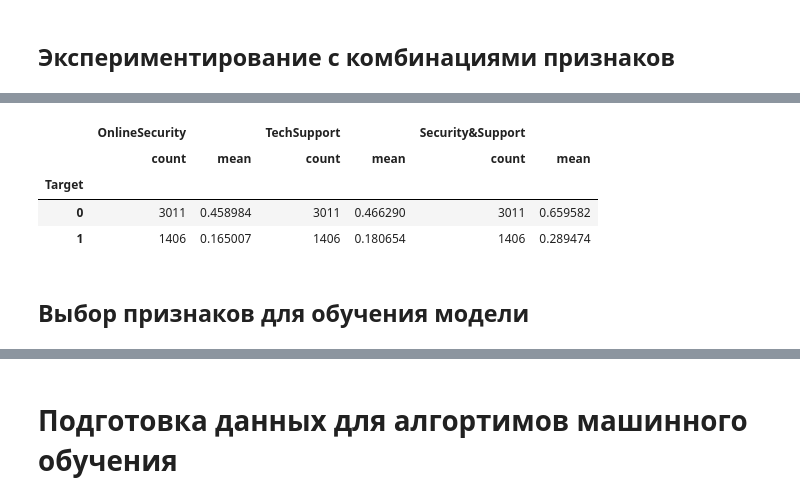
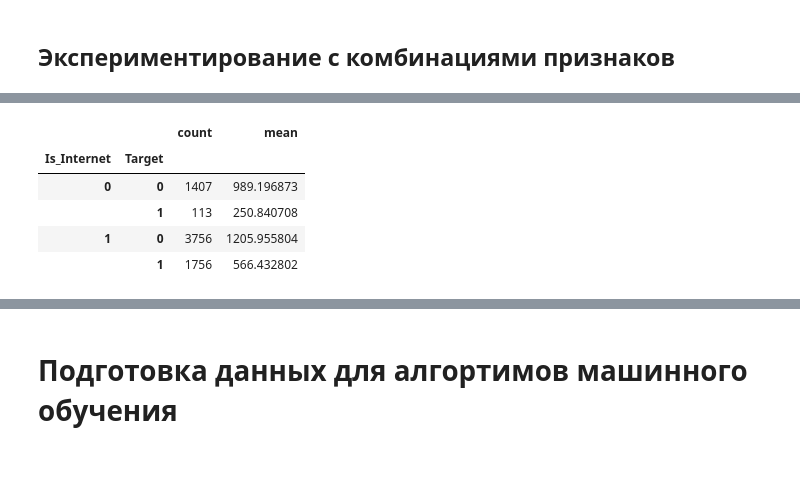
Before and after one commit to xrayserg/Yandex_Practicum, a Jupyter notebook: customer_churn_telecom/customer_churn_telecom.ipynb, the cells around one changed output, grey strips where cells are left out. Cells and saved outputs as stored; diff of their text form; code cells hidden in the pictures; blank space fills up the shorter version.

```diff
--- a/customer_churn_telecom/customer_churn_telecom.ipynb
+++ b/customer_churn_telecom/customer_churn_telecom.ipynb
@@ -524,0 +465,2 @@ Partner слабо связан с Target. Senior Citizen и Dependents явно
+# %%
+telecom['TotalCharges_q'] = pd.qcut(telecom[telecom['Is_Internet']==1]['TotalCharges'],10)
@@ -524,0 +499,3 @@ Partner слабо связан с Target. Senior Citizen и Dependents явно
+# %%
+telecom['BeginYear'] = pd.DatetimeIndex(telecom['BeginDate']).year
+telecom['BeginMonth'] = pd.DatetimeIndex(telecom['BeginDate']).month
@@ -535 +564,3 @@ Name: InternetService, dtype: int64
+# %%
+telecom = telecom.replace(['Yes', 'No', 'no_internet'],[1, 0, 100])
 # %%
@@ -667,0 +644,3 @@ telecom_internet_only['Security&Support'] = telecom_internet_only.apply(sec_and_
+# %%
+telecom['ClientLifetime_D'] = round((telecom['EndDate'] - telecom['BeginDate'])/np.timedelta64(1,'D'),1)
+telecom['ClientLifetime_M'] = round((telecom['EndDate'] - telecom['BeginDate'])/np.timedelta64(1,'M'),1)
@@ -668,10 +687,9 @@ telecom_internet_only['Security&Support'] = telecom_internet_only.apply(sec_and_
 # %%
-telecom_internet_only.groupby('Target', dropna=False)[['OnlineSecurity','TechSupport', 'Security&Support']].agg(['count','mean'])
+telecom.groupby(['Is_Internet', 'Target'])['ClientLifetime_D'].agg(['count','mean'])
 # %% [output]
-|  | OnlineSecurity |  | TechSupport |  | Security&Support |  |
-|  | count | mean | count | mean | count | mean |
-| Target |  |  |  |  |  |  |
-| 0 | 3011 | 0.458984 | 3011 | 0.466290 | 3011 | 0.659582 |
-| 1 | 1406 | 0.165007 | 1406 | 0.180654 | 1406 | 0.289474 |
+|  |  | count | mean |
+| Is_Internet | Target |  |  |
+| 0 | 0 | 1407 | 989.196873 |
+|  | 1 | 113 | 250.840708 |
+| 1 | 0 | 3756 | 1205.955804 |
+|  | 1 | 1756 | 566.432802 |
-# %% [markdown]
-## Выбор признаков для обучения модели
```
Also changed, not shown: parts of 265 cells of this notebook, 3 other files.
